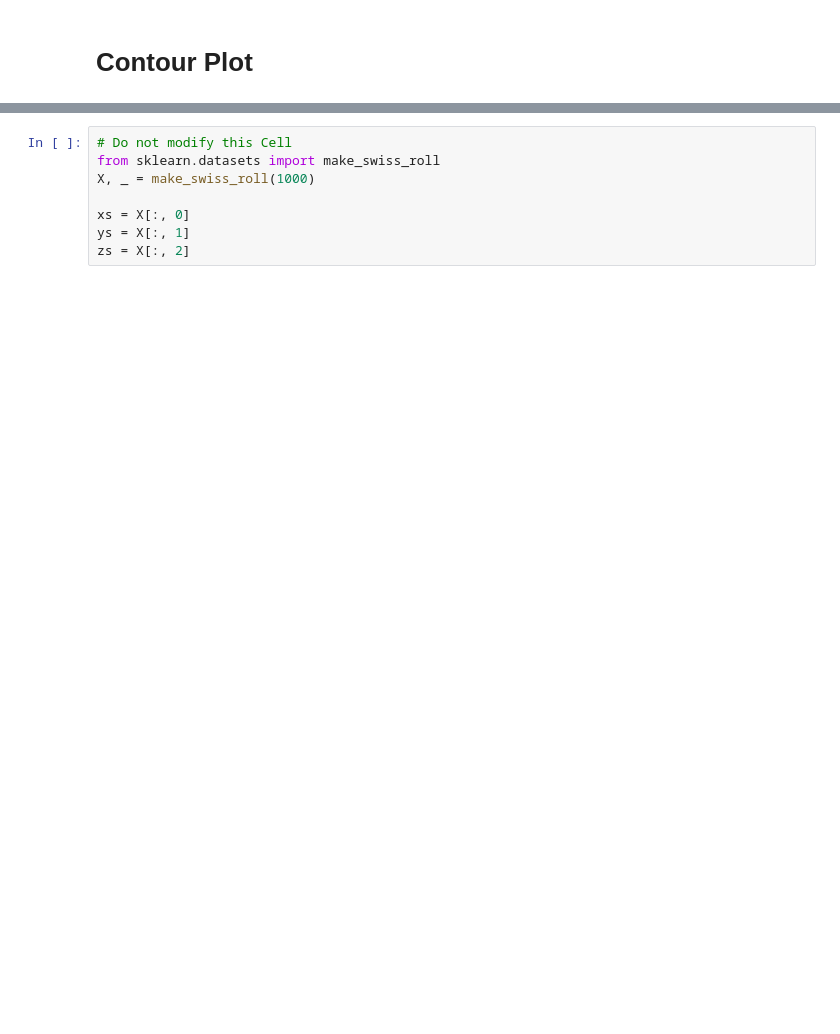
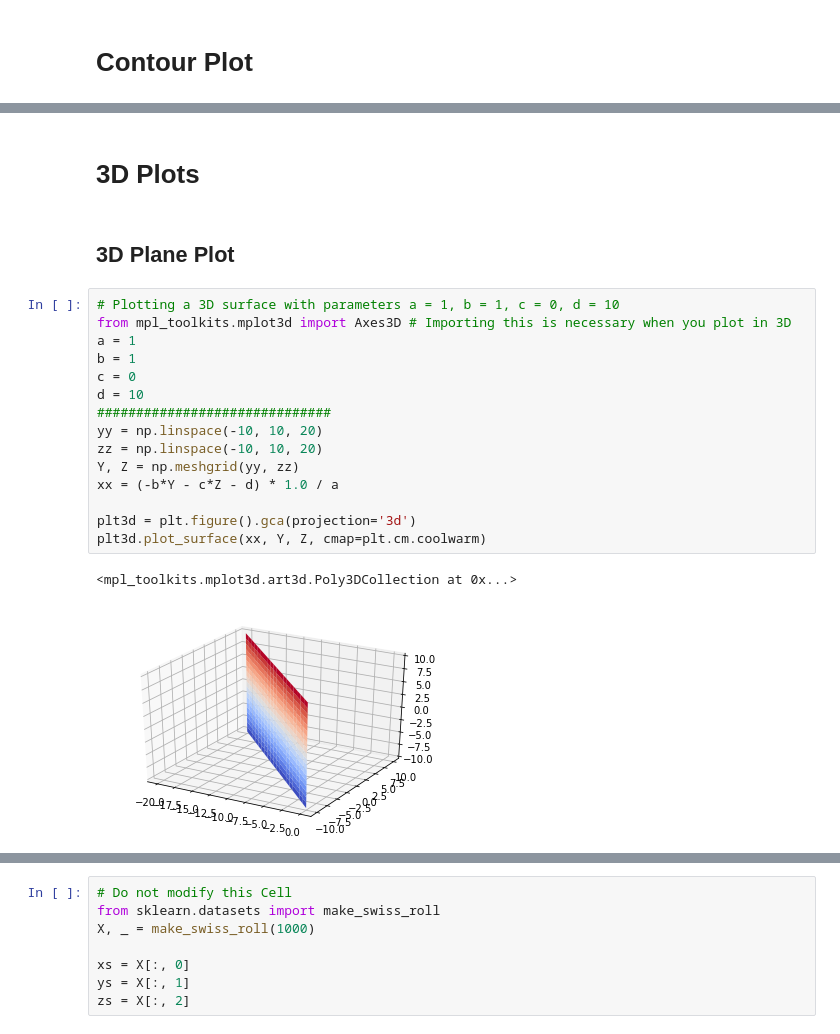
Before and after one commit to Ahish9009/CVIT, a Jupyter notebook: day-1/Geometry.ipynb, the cells around one changed output, grey strips where cells are left out. Drawn from its saved outputs; the diff is of its cells as text; blank space fills up the shorter version.

```diff
--- a/day-1/Geometry.ipynb
+++ b/day-1/Geometry.ipynb
@@ -184,0 +263,22 @@ plt.clabel(C)
+# %% [markdown]
+# 3D Plots
+# %% [markdown]
+## 3D Plane Plot
+# %%
+# Plotting a 3D surface with parameters a = 1, b = 1, c = 0, d = 10
+from mpl_toolkits.mplot3d import Axes3D # Importing this is necessary when you plot in 3D
+a = 1
+b = 1
+c = 0
+d = 10
+##############################
+yy = np.linspace(-10, 10, 20)
+zz = np.linspace(-10, 10, 20)
+Y, Z = np.meshgrid(yy, zz)
+xx = (-b*Y - c*Z - d) * 1.0 / a
+
+plt3d = plt.figure().gca(projection='3d')
+plt3d.plot_surface(xx, Y, Z, cmap=plt.cm.coolwarm)
+# %% [output]
+<mpl_toolkits.mplot3d.art3d.Poly3DCollection at 0x...>
+[figure, added]
```
Also changed, not shown: parts of 26 cells of this notebook, 1 other file.
